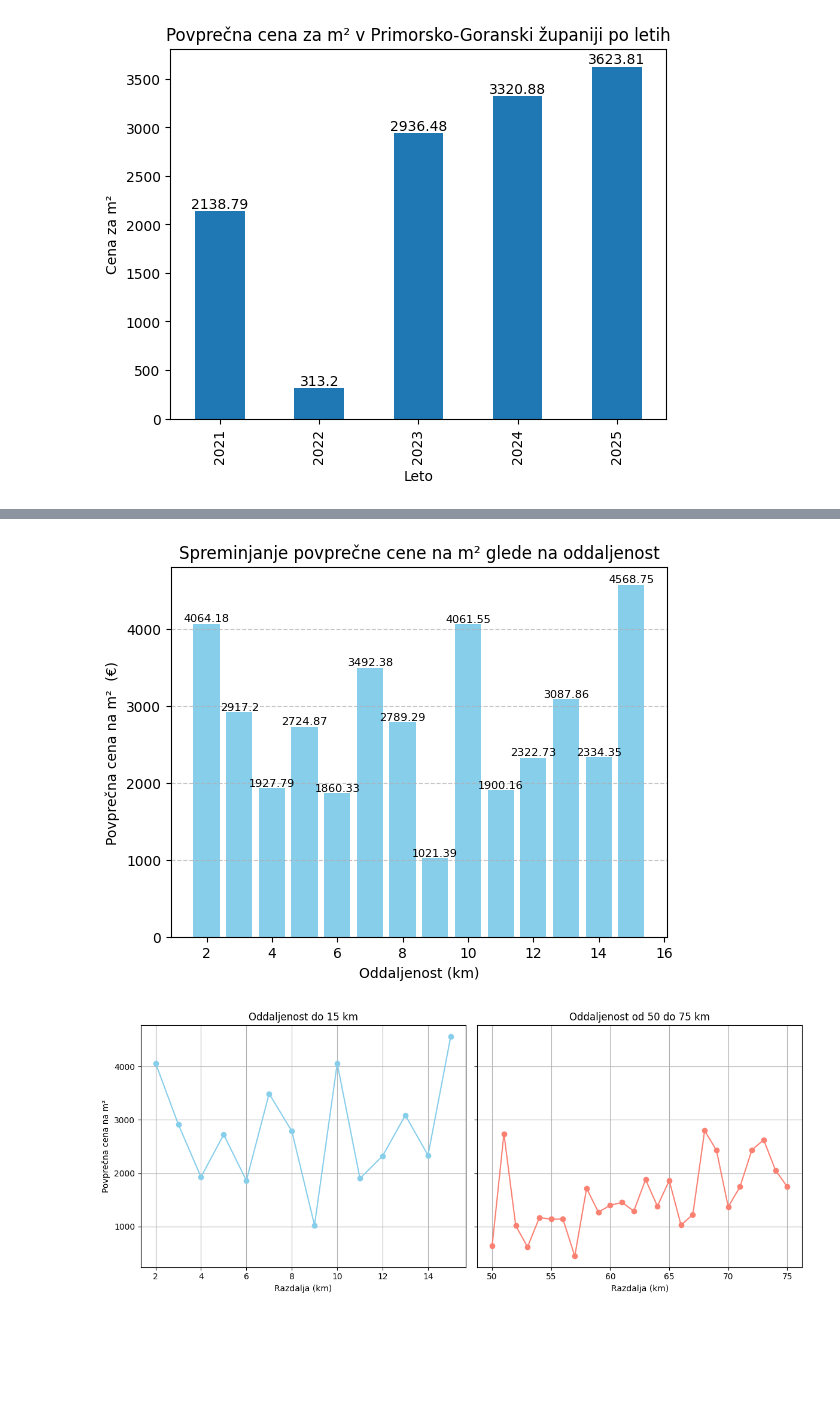
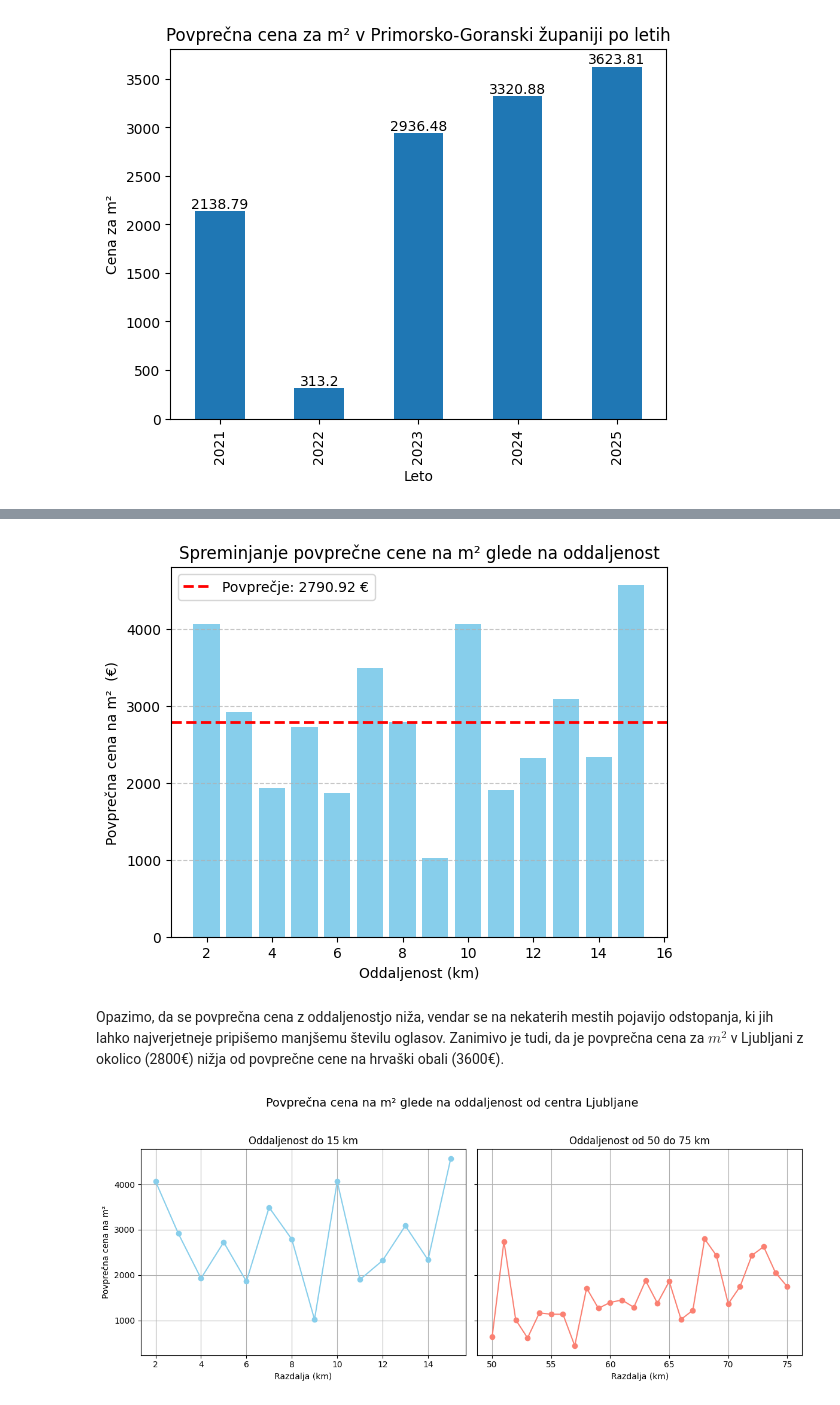
Before and after one commit to TinejLampic/projektna-naloga, a Jupyter notebook: analiza_podatkov.ipynb, the cells around one changed output, grey strips where cells are left out. Cells and saved outputs as stored; diff of their text form; code cells hidden in the pictures; blank space fills up the shorter version.

```diff
--- a/analiza_podatkov.ipynb
+++ b/analiza_podatkov.ipynb
@@ -126,48 +132,41 @@ plt.show()
 # %%
+NEPREMICNINE['razdalja cela'] = np.ceil(NEPREMICNINE['razdalja'].str.replace(' km', '', regex=False).astype(float)).astype(int)
+manj_kot_15km = NEPREMICNINE[NEPREMICNINE['razdalja cela'] <= 15].groupby('razdalja cela')['cena_na_m2_num'].mean().round(2)
 
+povprecje = manj_kot_15km.values.mean()
 
-NEPREMICNINE['razdalja cela'] = np.ceil(NEPREMICNINE['razdalja'].str.replace(' km', '', regex=False).astype(float)).astype(int)
-
-manj_od_15km = NEPREMICNINE[NEPREMICNINE['razdalja cela'] <= 15]
-
-povprecna_cena_po_razdalji1 = manj_od_15km.groupby('razdalja cela')['cena_na_m2_num'].mean().round(2)
-
-
-plt.bar(povprecna_cena_po_razdalji1.index, povprecna_cena_po_razdalji1.values, color='skyblue')
+plt.bar(manj_kot_15km.index, manj_kot_15km.values, color='skyblue')
 plt.xlabel("Oddaljenost (km)")
 plt.ylabel("Povprečna cena na m²  (€)")
 plt.title("Spreminjanje povprečne cene na m² glede na oddaljenost")
 plt.grid(axis='y', linestyle='--', alpha=0.7)
-
-for x, y in zip(povprecna_cena_po_razdalji1.index, povprecna_cena_po_razdalji1.values):
-    plt.text(x, y, str(y), ha='center', va='bottom', fontsize=8)
-
-plt.show()                               #primerjava oddaljenost < 15  vs oddaljenost > 50
+plt.axhline(y=povprecje, color='red', linestyle='--', linewidth=2, label=f"Povprečje: {povprecje:.2f} €")
+plt.legend()
+plt.show()
 # %% [output]
-[figure, old version]
+[figure, new version]
+# %% [markdown]
+Opazimo, da se povprečna cena z oddaljenostjo niža, vendar se na nekaterih mestih pojavijo odstopanja, ki jih lahko najverjetneje pripišemo manjšemu številu oglasov. Zanimivo je tudi, da je povprečna cena za $m^2$ v Ljubljani z okolico (2800€) nižja od povprečne cene na hrvaški obali (3600€).
 # %%
 
-vec_od_50km = NEPREMICNINE[(NEPREMICNINE['razdalja cela'] >= 50) &(NEPREMICNINE['razdalja cela'] <= 75)].copy()
-povprecna_cena_po_razdalji2 = vec_od_50km.groupby('razdalja cela')['cena_na_m2_num'].mean().round(2)
+vec_kot_50km = NEPREMICNINE[(NEPREMICNINE['razdalja cela'] >= 50) &(NEPREMICNINE['razdalja cela'] <= 75)].groupby('razdalja cela')['cena_na_m2_num'].mean().round(2)
+
 
 fig, axes = plt.subplots(1, 2, figsize=(12, 5), sharey=True)  # skupna y-os
 
-axes[0].plot(povprecna_cena_po_razdalji1.index, povprecna_cena_po_razdalji1.values,
-             marker='o', color='skyblue')
+axes[0].plot(manj_kot_15km.index, manj_kot_15km.values, marker='o', color='skyblue')
 axes[0].set_title('Oddaljenost do 15 km')
 axes[0].set_xlabel('Razdalja (km)')
 axes[0].set_ylabel('Povprečna cena na m²')
 axes[0].grid(True)
 
-
-axes[1].plot(povprecna_cena_po_razdalji2.index, povprecna_cena_po_razdalji2.values,
-             marker='o', color='salmon')
+axes[1].plot(vec_kot_50km.index, vec_kot_50km.values, marker='o', color='salmon')
 axes[1].set_title('Oddaljenost od 50 do 75 km')
 axes[1].set_xlabel('Razdalja (km)')
 axes[1].grid(True)
 
-
-plt.tight_layout()  # poskrbi, da se grafi ne prekrivajo
+fig.suptitle('Povprečna cena na m² glede na oddaljenost od centra Ljubljane', fontsize=14)  #skupen naslov
+plt.tight_layout(rect=[0, 0, 1, 0.95])  # prostor za suptitle
 plt.show()
 # %% [output]
-[figure, old version]
+[figure, new version]
```
Also changed, not shown: parts of 4 cells of this notebook.
